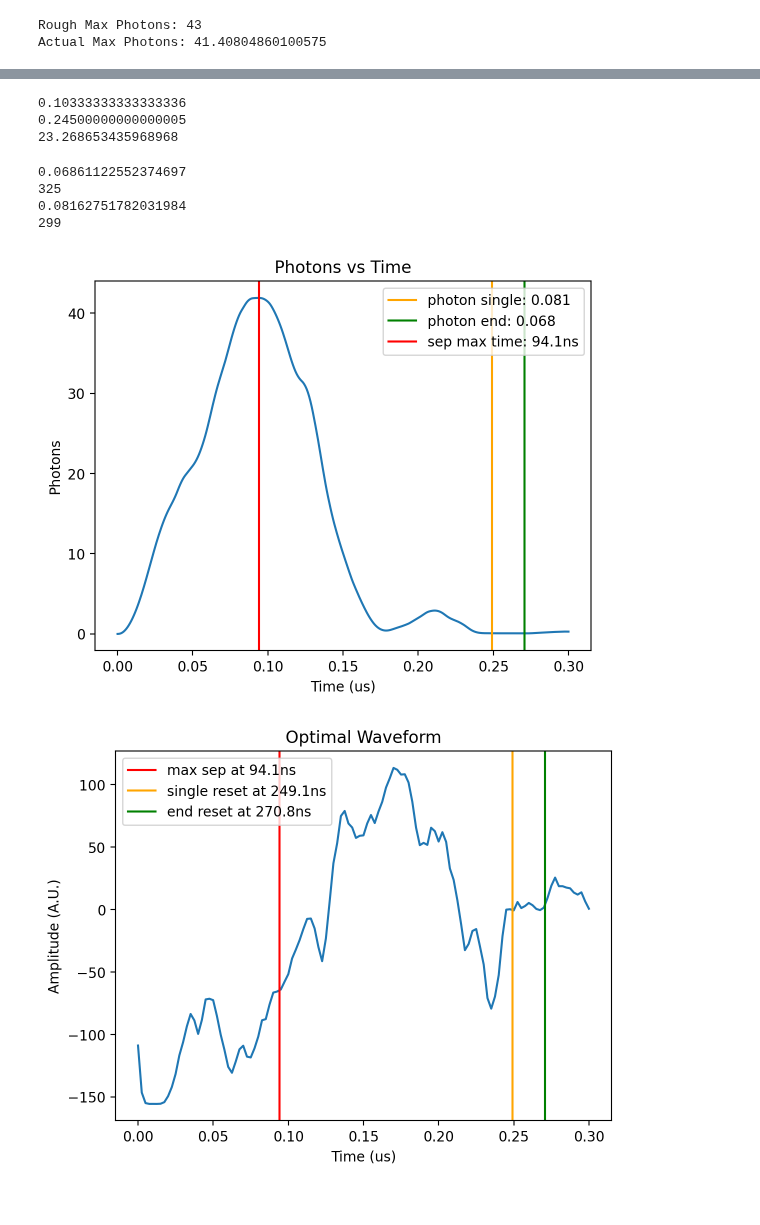
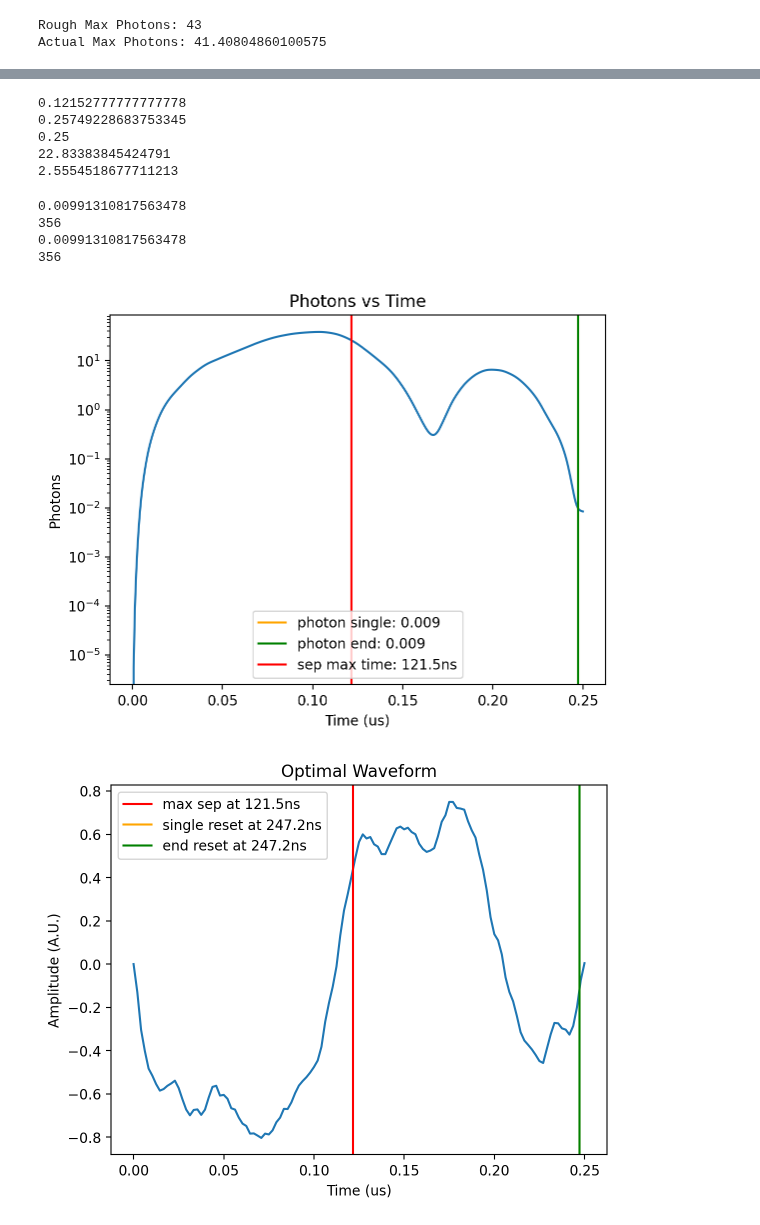
Before and after one commit to AnikenC/ReadoutWithRL, a Jupyter notebook: readoutWithRL/MLControl/genetic_example.ipynb, the cells around one changed output, grey strips where cells are left out. Drawn from its saved outputs; the diff is of its cells as text; code cells hidden in the pictures.

```diff
--- a/readoutWithRL/MLControl/genetic_example.ipynb
+++ b/readoutWithRL/MLControl/genetic_example.ipynb
@@ -25,10 +25,10 @@ res_amp_scaling = 1/0.43
 actual_max_photons = n0 * (1 - jnp.exp(-0.5 * kappa * tau_0))**2
 print(f"Rough Max Photons: {n0}")
 print(f"Actual Max Photons: {actual_max_photons}")
-nR = 0.1
+nR = 0.01
 snr_scale_factor = 1.9
 gamma_I = 1/140
-num_t1 = 6.0
+num_t1 = 5.0
 photon_gamma = 1/1500
 init_fid = 1 - 1e-4
 photon_weight = 4.0
@@ -101,7 +101,7 @@ sim_params = sim_params.replace(
     init_min=-1,
     init_max=1,
     clip_min=-env.mu,
-    clip_max=env.mu)
+    clip_max=env.mu,)
 # %%
 def custom_rollout(batch_actions):
     res_drive = env.a0 * batch_actions.astype(jnp.float64)
@@ -124,7 +124,10 @@ def custom_rollout(batch_actions):
 # %%
 import time
 
-state = strategy.initialize(rng, es_params)
+strat = sim_anneal
+params = sim_params
+
+state = strat.initialize(rng, params)
 
 start = time.time()
 fitness_list = []
@@ -132,9 +135,9 @@ fitness_list = []
 # Run ask-eval-tell loop - NOTE: By default minimization
 for t in range(int(2e4)):
     rng, rng_gen, rng_eval = jax.random.split(rng, 3)
-    x, state = strategy.ask(rng_gen, state, es_params)
+    x, state = strat.ask(rng_gen, state, params)
     fitness = custom_rollout(x)
-    state = strategy.tell(x, fitness, state, es_params)
+    state = strat.tell(x, fitness, state, params)
     fitness_list.append(state.best_fitness)
 
     if (t + 1) % 100 == 0:
@@ -214,55 +217,63 @@ reward, _ = env.batched_reward_and_state(
 
 print(max_pf_times[0])
 print(photon_reset_time[0])
+print(pulse_end_times[0])
 print(reward[0])
+print(max_pf[0])
 # %% [output]
-0.10333333333333336
-0.24500000000000005
-23.268653435968968
+0.12152777777777778
+0.25749228683753345
+0.25
+22.83383845424791
+2.5554518677711213
 # %%
 single_photon = b_higher_photons[0]
 
 single_res = batched_res[0]
 g_real, g_imag, e_real, e_imag = single_res.T
 single_sep = jnp.sqrt((g_real - g_imag) ** 2 + (e_real - e_imag) ** 2)
+single_sep = b_pf[0]
 
 single_photon = g_real ** 2 + g_imag ** 2
 
 ext = 50
-ext_15 = 300
+ext_15 = -1
 ext_2 = -1
 
-min_photon = jnp.min(single_photon[ext:ext_2])
-argmin = jnp.argmin(single_photon[ext:ext_2]) + ext
+s_photon = jnp.abs(single_photon - nR)
 
-min_photon_2 = jnp.min(single_photon[ext:ext_15])
-argmin_2 = jnp.argmin(single_photon[ext:ext_15]) + ext
+argmin = jnp.argmin(s_photon[ext:ext_2]) + ext
+min_photon = single_photon[argmin]
+
+argmin_2 = jnp.argmin(s_photon[ext:ext_15]) + ext
+min_photon_2 = single_photon[argmin_2]
 
 argmax = jnp.argmax(single_sep)
 
 print(min_photon)
 print(argmin)
 
 print(min_photon_2)
 print(argmin_2)
 
 plt.plot(env.ts_sim, single_photon)
 plt.axvline(x=env.ts_sim[argmin_2], label=f'photon single: {int(1e3*min_photon_2)/1e3}', color='orange')
 plt.axvline(x=env.ts_sim[argmin], label=f'photon end: {int(1e3*min_photon)/1e3}', color='green')
 plt.axvline(x=env.ts_sim[argmax], label=f'sep max time: {int(1e4*env.ts_sim[argmax])/1e1}ns', color='red')
 plt.xlabel('Time (us)')
 plt.ylabel('Photons')
 plt.title('Photons vs Time')
+plt.yscale('log')
 plt.legend()
 plt.show()
 # %% [output]
-0.06861122552374697
-325
-0.08162751782031984
-299
+0.00991310817563478
+356
+0.00991310817563478
+356
-[figure, old version]
+[figure, new version]
 # %%
-plt.plot(env.ts_action, action)
+plt.plot(env.ts_action, action / env.mu / env.a0)
 plt.axvline(x=env.ts_sim[argmax], label=f'max sep at {int(1e4*env.ts_sim[argmax])/1e1}ns', color='red')
 plt.axvline(x=env.ts_sim[argmin_2], label=f'single reset at {int(1e4*env.ts_sim[argmin_2])/1e1}ns', color='orange')
 plt.axvline(x=env.ts_sim[argmin], label=f'end reset at {int(1e4*env.ts_sim[argmin])/1e1}ns', color='green')
@@ -272,7 +283,7 @@ plt.title('Optimal Waveform')
 plt.legend()
 plt.show()
 # %% [output]
-[figure, old version]
+[figure, new version]
 # %%
 plt.plot(g_real, g_imag, label='g')
 plt.plot(e_real, e_imag, label='e')
```
Also changed, not shown: parts of 5 cells of this notebook, 4 other files.
